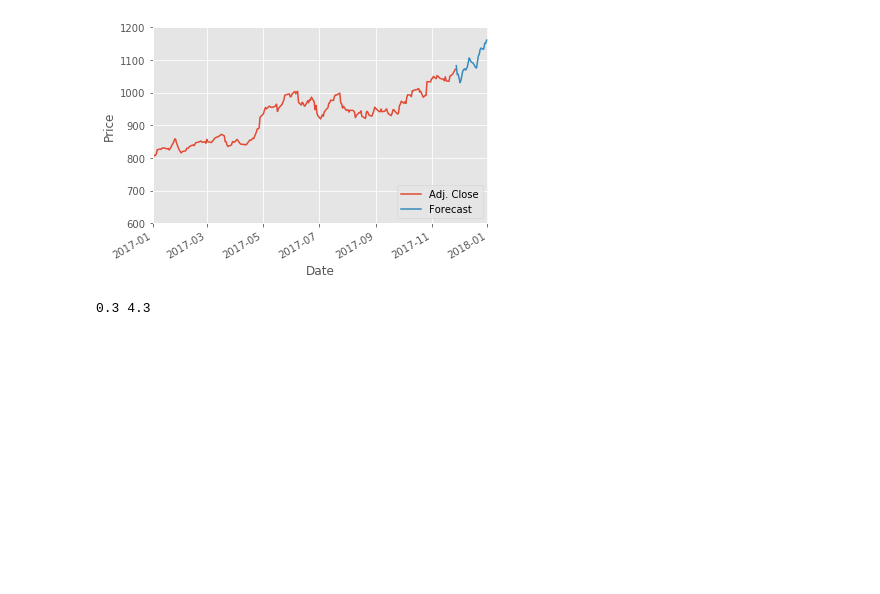
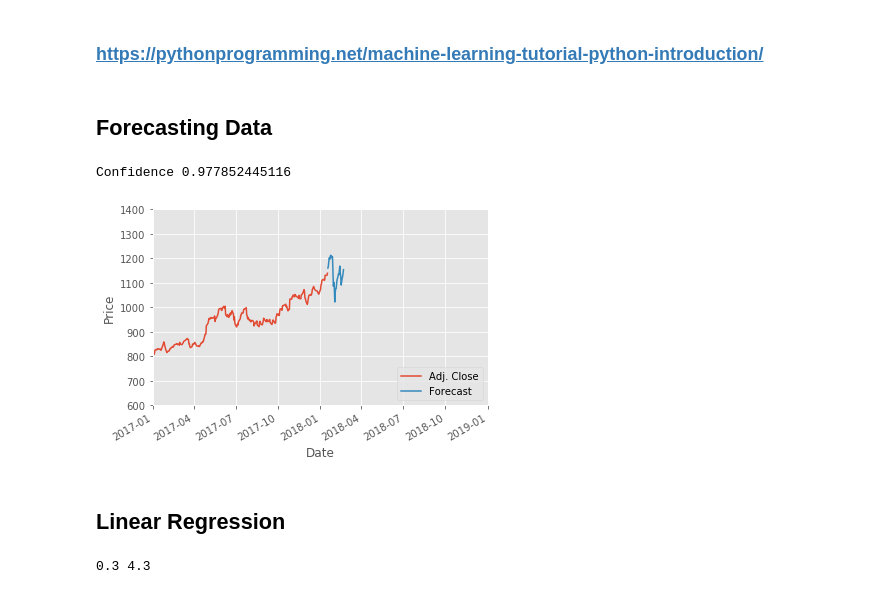
Before and after one commit to RileyWClarke/Machine-Learning-Practice, a Jupyter notebook: Machine Learning Tutorial.ipynb, the cells around one changed output. Drawn from its saved outputs; the diff is of its cells as text; code cells hidden in the pictures; blank space fills up the shorter version.

```diff
--- a/Machine Learning Tutorial.ipynb
+++ b/Machine Learning Tutorial.ipynb
@@ -1,3 +1,7 @@
+# %% [markdown]
+### https://pythonprogramming.net/machine-learning-tutorial-python-introduction/
+# %% [markdown]
+## Forecasting Data
 # %%
 import quandl, math
 import numpy as np
@@ -43,36 +47,39 @@ clf.fit(X_train, y_train)
 confidence = clf.score(X_test, y_test)
 print('Confidence', confidence)
 with open('linearregression.pickle','wb') as f:
     pickle.dump(clf, f)
 
 #Predict and cleanup forecast data
 forecast_set = clf.predict(X_lately)
 df['Forecast'] = np.nan
 
 #Assign forecast dates
 last_date = df.iloc[-1].name
 last_unix = last_date.timestamp()
 one_day = 86400
 next_unix = last_unix + one_day
 
 
 #This loop adds the forecast set to the dataframe
 for i in forecast_set:
     next_date = datetime.datetime.fromtimestamp(next_unix)
     next_unix += 86400
     df.loc[next_date] = [np.nan for _ in range(len(df.columns)-1)]+[i]
 
 #Graphing
 df['Adj. Close'].plot()
 df['Forecast'].plot()
 plt.legend(loc=4)
 plt.xlabel('Date')
 plt.ylabel('Price')
-plt.xlim('2017','2018')
-plt.ylim(600,1200)
+plt.xlim('2017','2019')
+plt.ylim(600,1400)
 plt.show()
 # %% [output]
+Confidence 0.977852445116
-[figure, old version]
+[figure, new version]
+# %% [markdown]
+## Linear Regression
 # %%
 from statistics import mean
 
```
Also changed, not shown: parts of 24 cells of this notebook, 3 other files.
